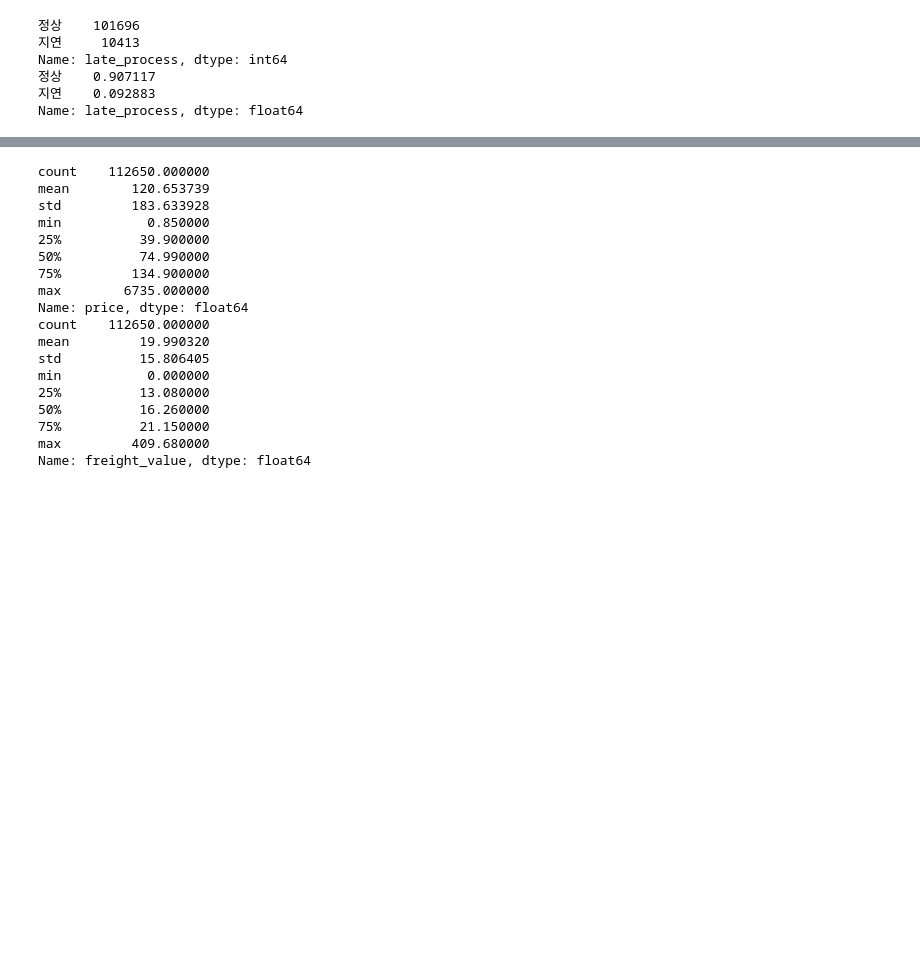
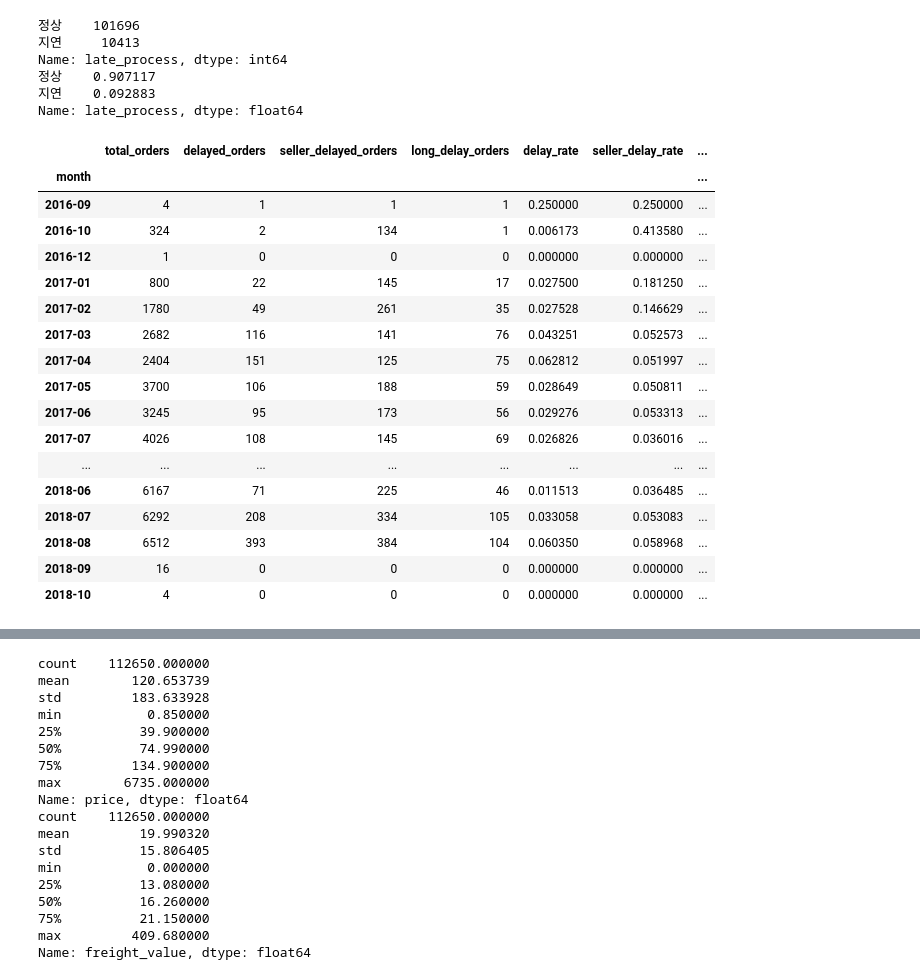
Before and after one commit to eunsung20311-dot/Olist-E-commerce-Analysis, a Jupyter notebook: 1. Data preparation + EDA.ipynb, the cells around one changed output, grey strips where cells are left out. Saved outputs shown, nothing was run; the diff lists cells and outputs as text; code cells hidden in the pictures; blank space fills up the shorter version.

```diff
--- a/1. Data preparation + EDA.ipynb
+++ b/1. Data preparation + EDA.ipynb
@@ -635,3 +700,61 @@ Name: late_process, dtype: int64
 정상    0.907117
 지연    0.092883
 Name: late_process, dtype: float64
+# %%
+#월별 지연율 수치, 증감률, 추이
+df_orders['month'] = df_orders['order_purchase_timestamp'].dt.to_period('M')
+df_orders_items= df_orders.merge(df_items, how='left', on='order_id')
+df_orders_items['is_seller_delayed'] = df_orders_items['order_delivered_carrier_date'].dt.normalize() > df_orders_items['shipping_limit_date'].dt.normalize()
+df_orders_items['is_long_delay'] = df_orders_items['delivery_efficiency'] <= -6
+
+df_order_level = df_orders_items.groupby('order_id').agg({
+    'month': 'first',
+    'is_delayed': 'max',
+    'is_seller_delayed': 'max',
+    'is_long_delay': 'max'
+}).reset_index()
+
+# 월별 그룹화 후 집계
+monthly = df_order_level.groupby('month').agg(
+    total_orders=('order_id', 'nunique'),
+    delayed_orders=('is_delayed', 'sum'),
+    seller_delayed_orders=('is_seller_delayed', 'sum'),
+    long_delay_orders=('is_long_delay', 'sum')
+)
+
+# 비율 계산
+monthly['delay_rate'] = monthly['delayed_orders'] / monthly['total_orders']
+monthly['seller_delay_rate'] = monthly['seller_delayed_orders'] / monthly['total_orders']
+monthly['long_days_delay_rate'] = monthly['long_delay_orders'] / monthly['delayed_orders']
+# %%
+# shift를 사용하여 전월 데이터 가져오기
+monthly['prev_delay_rate'] = monthly['delay_rate'].shift(1)
+monthly['prev_seller_rate'] = monthly['seller_delay_rate'].shift(1)
+monthly['prev_long_days_delay_rate'] = monthly['long_days_delay_rate'].shift(1)
+
+# MoM 계산
+monthly['delay_rate_mom'] = (monthly['delay_rate'] - monthly['prev_delay_rate']) / monthly['prev_delay_rate']
+monthly['seller_delay_rate_mom'] = (monthly['seller_delay_rate'] - monthly['prev_seller_rate']) / monthly['prev_seller_rate']
+monthly['long_days_delay_rate_mom'] = (monthly['long_days_delay_rate'] - monthly['prev_long_days_delay_rate']) / monthly['prev_long_days_delay_rate']
+
+result = monthly[['delay_rate', 'delay_rate_mom', 'seller_delay_rate', 'seller_delay_rate_mom', 'long_days_delay_rate', 'long_days_delay_rate_mom']].round(4)
+monthly
+# %% [output]
+|  | total_orders | delayed_orders | seller_delayed_orders | long_delay_orders | delay_rate | seller_delay_rate | ... |
+| month |  |  |  |  |  |  | ... |
+| 2016-09 | 4 | 1 | 1 | 1 | 0.250000 | 0.250000 | ... |
+| 2016-10 | 324 | 2 | 134 | 1 | 0.006173 | 0.413580 | ... |
+| 2016-12 | 1 | 0 | 0 | 0 | 0.000000 | 0.000000 | ... |
+| 2017-01 | 800 | 22 | 145 | 17 | 0.027500 | 0.181250 | ... |
+| 2017-02 | 1780 | 49 | 261 | 35 | 0.027528 | 0.146629 | ... |
+| 2017-03 | 2682 | 116 | 141 | 76 | 0.043251 | 0.052573 | ... |
+| 2017-04 | 2404 | 151 | 125 | 75 | 0.062812 | 0.051997 | ... |
+| 2017-05 | 3700 | 106 | 188 | 59 | 0.028649 | 0.050811 | ... |
+| 2017-06 | 3245 | 95 | 173 | 56 | 0.029276 | 0.053313 | ... |
+| 2017-07 | 4026 | 108 | 145 | 69 | 0.026826 | 0.036016 | ... |
+| ... | ... | ... | ... | ... | ... | ... | ... |
+| 2018-06 | 6167 | 71 | 225 | 46 | 0.011513 | 0.036485 | ... |
+| 2018-07 | 6292 | 208 | 334 | 105 | 0.033058 | 0.053083 | ... |
+| 2018-08 | 6512 | 393 | 384 | 104 | 0.060350 | 0.058968 | ... |
+| 2018-09 | 16 | 0 | 0 | 0 | 0.000000 | 0.000000 | ... |
+| 2018-10 | 4 | 0 | 0 | 0 | 0.000000 | 0.000000 | ... |
```
Also changed, not shown: parts of 12 cells of this notebook.
